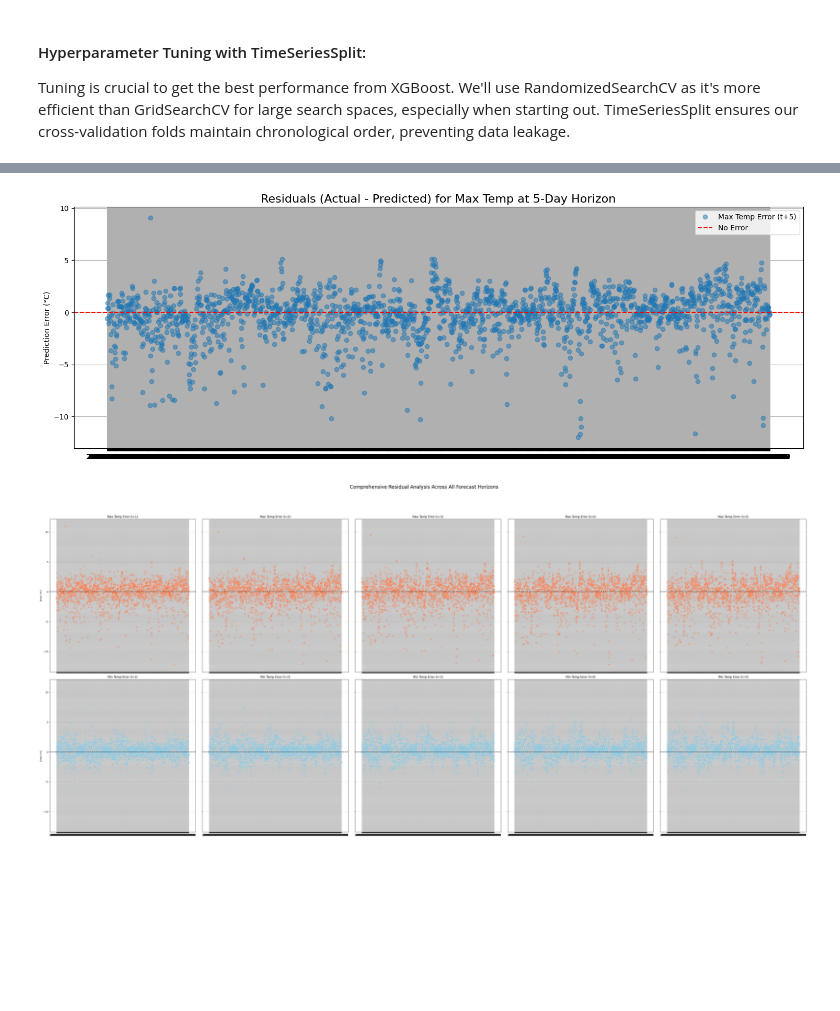
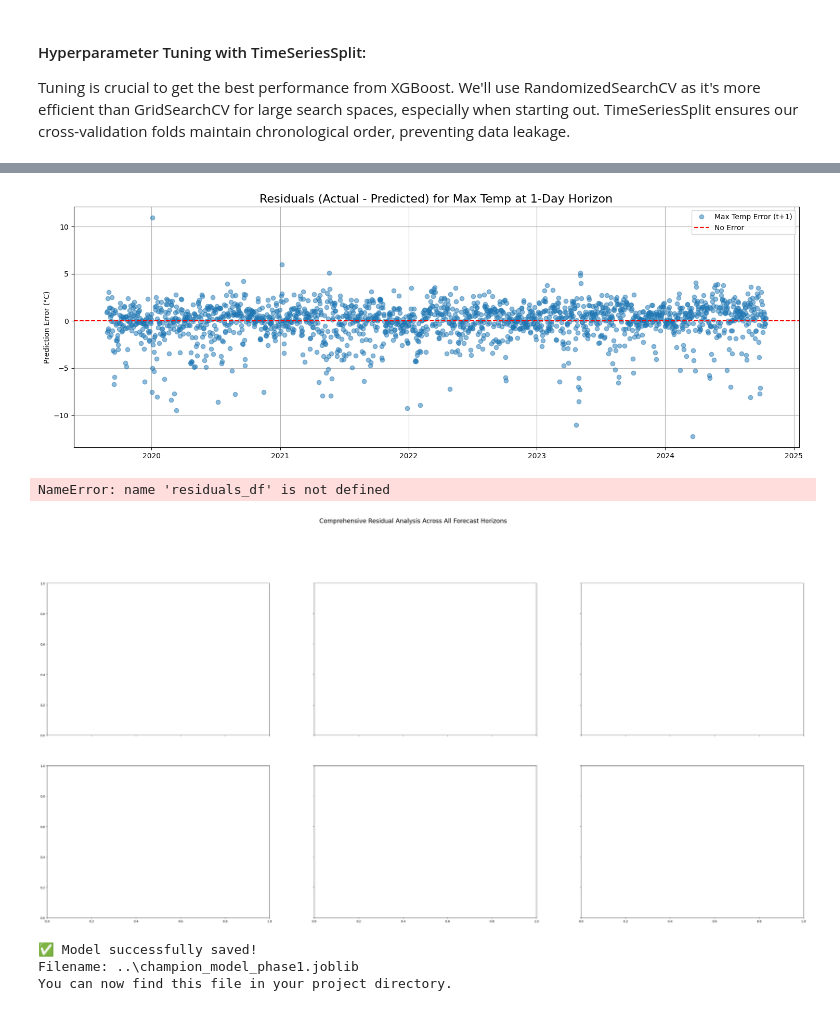
Before and after one commit to Binamraaa/Kathmandu_Climate_Insights, a Jupyter notebook: notebooks/feature_engineering_and_model_baseline.ipynb, the cells around one changed output, grey strips where cells are left out. Saved outputs shown, nothing was run; the diff lists cells and outputs as text; code cells hidden in the pictures; blank space fills up the shorter version.

```diff
--- a/notebooks/feature_engineering_and_model_baseline.ipynb
+++ b/notebooks/feature_engineering_and_model_baseline.ipynb
@@ -205,13 +208,13 @@ Slight changes in the code as the target isn't just predicting  tempr after 5 da
 df_analysis = df_analysis.drop(columns=[col for col in df_analysis.columns if 'Target_' in str(col)], errors='ignore')
 
 # Create target variables for each horizon (t+1 to t+5) for both Max and Min temperatures
-for horizon in range(1, 6): # Horizons from 1 to 5 days ahead
+for horizon in range(1, 4): # Horizons from 1 to 3 days ahead
     df_analysis[f'Target_Max_Temp_C_t+{horizon}'] = df_analysis['Max_Temp_C'].shift(-horizon)
     df_analysis[f'Target_Min_Temp_C_t+{horizon}'] = df_analysis['Min_Temp_C'].shift(-horizon)
 
 # Drop rows where any of the new target variables are NaN (these will be at the end of the DataFrame)
 # Dropping based on the furthest horizon (t+5) ensures all shorter horizons are also present
-df_analysis.dropna(subset=[f'Target_Max_Temp_C_t+5', f'Target_Min_Temp_C_t+5'], inplace=True)
+df_analysis.dropna(subset=[f'Target_Max_Temp_C_t+3', f'Target_Min_Temp_C_t+3'], inplace=True)
 # %%
 df_analysis
 # %% [output]
@@ -324,7 +367,7 @@ baseline_model.fit(X_train, y_train)
 y_pred_baseline = baseline_model.predict(X_test)
 
 print("\nBaseline Model (Linear Regression) Performance:")
-for i in range(5): # Iterate through horizons 0 (t+1) to 4 (t+5)
+for i in range(3): # Iterate through horizons 0 (t+1) to 4 (t+5)
     horizon = i + 1
     # Max Temp for current horizon
     mae_max = mean_absolute_error(y_test[f'Target_Max_Temp_C_t+{horizon}'], y_pred_baseline[:, i*2])
@@ -443,13 +480,13 @@ Best cross-validation MAE (for Target_Max_Temp_C_t+1): 1.36 °C
 # Now, fit the best model on the full X_train for final evaluation with early stopping
 # Create a small validation set from your training data for early stopping
 X_train_fit, X_val_fit, y_train_fit, y_val_fit = train_test_split(
-    X_train, y_train, test_size=0.15, random_state=42, shuffle=False # Keep shuffle=False for time-series
+    X_train, y_train, test_size=0.2, random_state=42, shuffle=False # Keep shuffle=False for time-series
 )
 
 # Add the early stopping parameters to your existing best estimator
 best_xgb_model.set_params(
-    early_stopping_rounds=100,
-    eval_metric='mae'
+    early_stopping_rounds=500,
+    eval_metric='rmse' # Using RMSE as a common metric for regression tasks
 )
 
 # Now, fit the modified best_xgb_model.
@@ -499,7 +536,7 @@ y_pred_tuned_df = pd.DataFrame(y_pred_tuned, index=y_test.index, columns=y_test.
 print("\n--- Final Tuned XGBoost Model Performance on Test Set ---")
 
 # Loop through each horizon to calculate and display metrics
-for i in range(5):
+for i in range(3):
     horizon = i + 1
     max_target_col = f'Target_Max_Temp_C_t+{horizon}'
     min_target_col = f'Target_Min_Temp_C_t+{horizon}'
@@ -603,49 +634,68 @@ import matplotlib.pyplot as plt
 
 plt.figure(figsize=(18, 6))
 # We use 'o' (dots) instead of a line to see individual error points clearly
-plt.plot(residuals_df.index, residuals_df['Residual_Target_Max_Temp_C_t+5'], 'o', alpha=0.5, label='Max Temp Error (t+5)')
+plt.plot(residuals_df.index, residuals_df['Residual_Target_Max_Temp_C_t+1'], 'o', alpha=0.5, label='Max Temp Error (t+1)')
 plt.axhline(0, color='red', linestyle='--', label='No Error')
-plt.title('Residuals (Actual - Predicted) for Max Temp at 5-Day Horizon', fontsize=16)
+plt.title('Residuals (Actual - Predicted) for Max Temp at 1-Day Horizon', fontsize=16)
 plt.ylabel('Prediction Error (°C)')
 plt.legend()
 plt.grid(True)
 plt.show()
 # %% [output]
-[figure, old version]
+[figure, new version]
 # %%
 # Multi-Horizon Error Analysis
 
 import matplotlib.pyplot as plt
 
 # Create a 2x5 grid of plots (2 rows for Min/Max, 5 columns for horizons)
-fig, axes = plt.subplots(nrows=2, ncols=5, figsize=(45, 20), sharex=True, sharey=True)
+fig, axes = plt.subplots(nrows=2, ncols=3, figsize=(45, 20), sharex=True, sharey=True)
 fig.suptitle('Comprehensive Residual Analysis Across All Forecast Horizons', fontsize=20, y=1.03)
 
-for i in range(5):
+for i in range(3):
     horizon = i + 1
     max_resid_col = f'Residual_Target_Max_Temp_C_t+{horizon}'
     min_resid_col = f'Residual_Target_Min_Temp_C_t+{horizon}'
 
     # --- Plot Max Temperature Residuals (Top Row) ---
     ax_max = axes[0, i]
     ax_max.plot(residuals_df.index, residuals_df[max_resid_col], 'o', alpha=0.4, color='coral')
     ax_max.axhline(0, color='black', linestyle='--')
     ax_max.set_title(f'Max Temp Error (t+{horizon})')
     ax_max.grid(True, linestyle='--', alpha=0.6)
 
     # --- Plot Min Temperature Residuals (Bottom Row) ---
     ax_min = axes[1, i]
     ax_min.plot(residuals_df.index, residuals_df[min_resid_col], 'o', alpha=0.4, color='skyblue')
     ax_min.axhline(0, color='black', linestyle='--')
     ax_min.set_title(f'Min Temp Error (t+{horizon})')
     ax_min.grid(True, linestyle='--', alpha=0.6)
 
 # Set common labels
 axes[0, 0].set_ylabel('Error (°C)')
 axes[1, 0].set_ylabel('Error (°C)')
 
 # Improve layout
-plt.tight_layout(rect=[0, 0, 1, 0.97]) # Adjust layout to make space for suptitle
+plt.tight_layout(rect=[0, 0, 1, 0.97]) # Adjust layout to make space for subtitle
+plt.savefig('../images/Multi-Horizon_Residual_Analysis.png', bbox_inches='tight')
 plt.show()
 # %% [output]
+NameError: name 'residuals_df' is not defined
-[figure, old version]
+[figure, new version]
+# %%
+import joblib
+
+# 1. Define the filename. This name signifies it's our champion model.
+model_filename = '..\champion_model_phase1.joblib'
+
+# 2. Use joblib.dump to save the trained model object to a file.
+#    The 'compress=3' argument makes the saved file smaller, which is good practice.
+joblib.dump(best_xgb_model, model_filename, compress=3)
+
+print(f"✅ Model successfully saved!")
+print(f"Filename: {model_filename}")
+print("You can now find this file in your project directory.")
+# %% [output]
+✅ Model successfully saved!
+Filename: ..\champion_model_phase1.joblib
+You can now find this file in your project directory.
```
Also changed, not shown: parts of 26 cells of this notebook, 22 other files.
